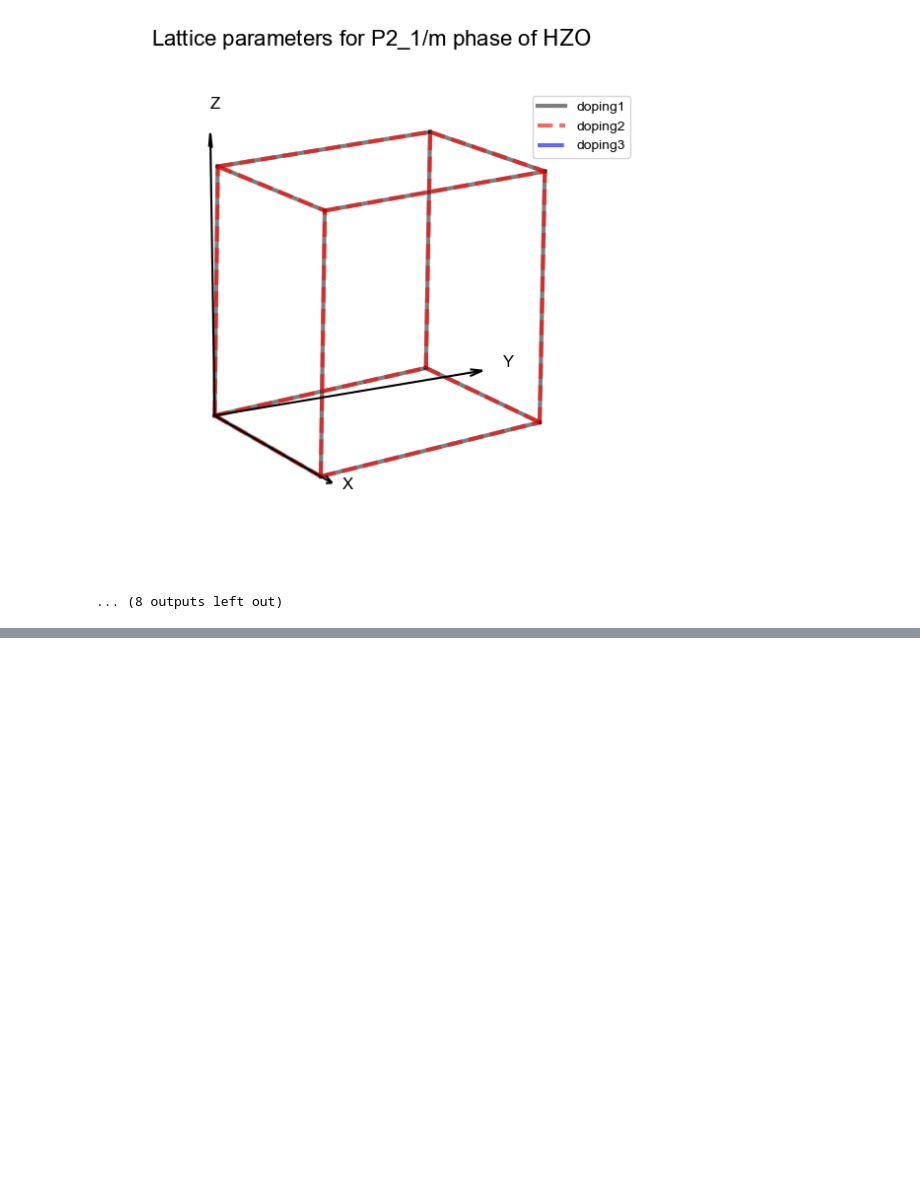
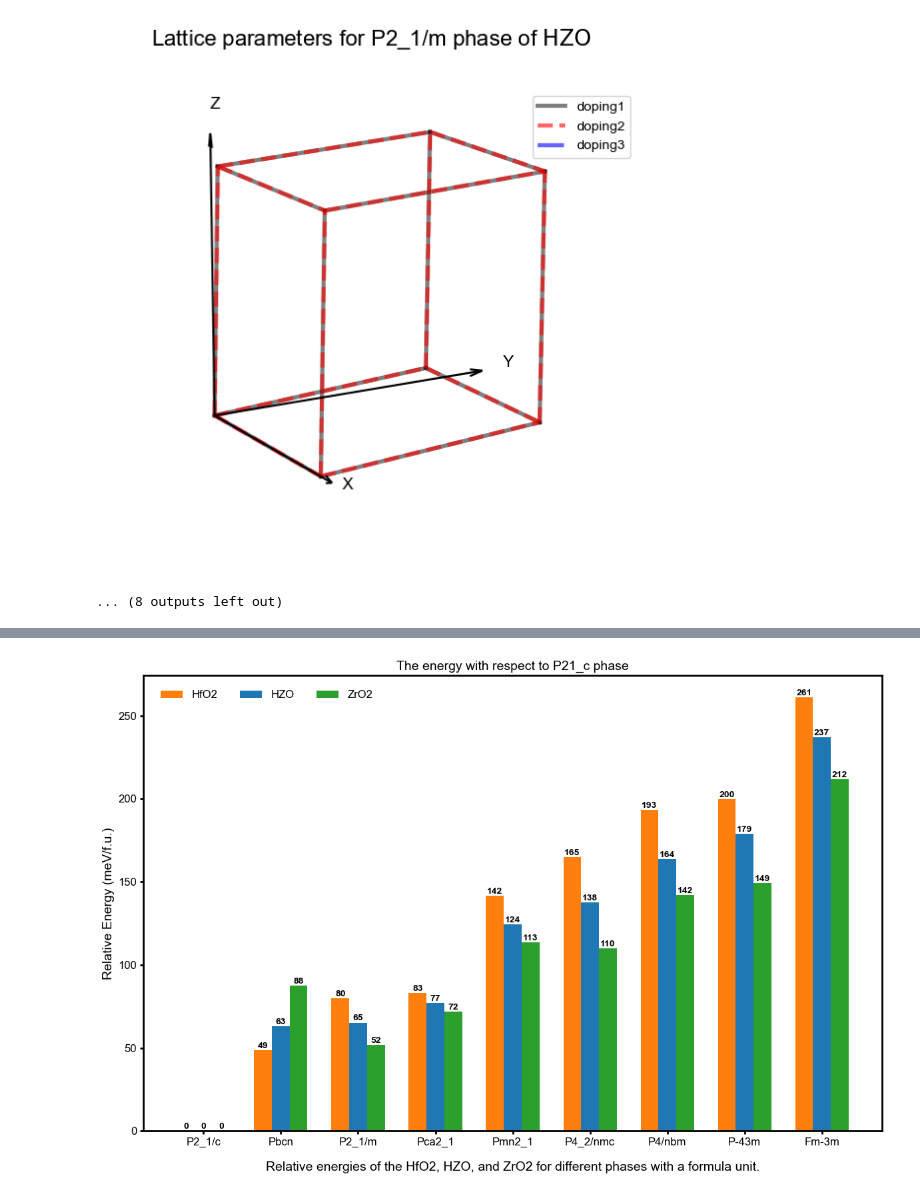
Before and after one commit to xuechuang1999/process-data-of-phase, a Jupyter notebook: HZO_data/process_data_all_files.ipynb, the cells around one changed output, grey strips where cells are left out. Drawn from its saved outputs; the diff is of its cells as text; code cells hidden in the pictures; blank space fills up the shorter version.

```diff
--- a/HZO_data/process_data_all_files.ipynb
+++ b/HZO_data/process_data_all_files.ipynb
@@ -405,0 +824,98 @@ plot_structure(df)
+# %%
+import pandas as pd
+import matplotlib.pyplot as plt
+import numpy as np
+import matplotlib
+
+
+
+matplotlib.rcParams['font.family'] = 'Arial'
+
+def plot_comparison_bar_chart(csv_file):
+    """
+    This function reads a CSV file and plots a grouped bar chart comparing values
+    from the second to fourth columns across different phases.
+
+    Parameters:
+    csv_file (str): Path to the input CSV file.
+    """
+    # Read the CSV file
+    data = pd.read_csv(csv_file)
+
+    # Extract data columns
+    phases = data['phase']  # First column as phase labels
+    hfo2 = data['HfO2'] * 1000 / 4.0  # Second column (doping1)
+    hzo = data['HZO'] * 1000 / 4.0  # Third column (doping2)
+    zro2 = data['ZrO2'] * 1000 / 4.0  # Fourth column (doping3)
+
+    # Set the position for each group of bars
+    x = np.arange(len(phases))  # Position of each group of bars
+    width = 0.23  # Width of each bar
+    gap = 0.5  # Gap between bars
+
+    # Create a figure and axis for the plot
+    fig, ax = plt.subplots(figsize=(12, 8))
+
+    # Plot each set of bars with different colors, and let the tickers lie in the middle of the bars
+
+    bars1 = ax.bar(x - width, hfo2, width, label='HfO2', color='tab:orange')
+    bars2 = ax.bar(x, hzo, width, label='HZO', color='tab:blue')
+    bars3 = ax.bar(x + width, zro2, width, label='ZrO2', color='tab:green')
+
+
+    # function to add labels on top of the bars
+    def add_value_labels(bars):
+        """
+        Function to add value labels on top of the bars in a bar chart.
+
+        Parameters:
+        bars (list): List of bar containers returned by the bar plot function.
+        """
+        for bar in bars:
+            height = bar.get_height()
+            ax.text(
+                bar.get_x() + bar.get_width() / 2,
+                height + 0.01,
+                f"{round(height)}",  # Format the height to two decimal places
+                ha='center', va='bottom', fontsize=10, color='black', rotation=0,
+                # set bold
+                fontweight='bold'
+            )
+
+    # Add value labels on top of the bars
+    add_value_labels(bars1)  # HfO2 bars
+    add_value_labels(bars2)  # HZO bars
+    add_value_labels(bars3)  # ZrO2 bars
+
+
+    # Set axis labels and title
+    ax.set_xlabel(r'Relative energies of the HfO2, HZO, and ZrO2 for different phases with a formula unit.', fontsize=14, labelpad=15)
+    ax.set_ylabel('Relative Energy (meV/f.u.)', fontsize=14)
+    ax.set_title('The energy with respect to P21_c phase', fontsize=14)
+
+    # Set x-axis ticks and labels (phase names)
+    ax.set_xticks(x)
+    ax.set_xticklabels(phases, rotation=0, ha='center')
+    ax.tick_params(axis='both', width=2, labelsize=12)
+
+    for spine in ax.spines.values():
+        spine.set_linewidth(2)
+
+    # Add legend to the plot
+    # ax.legend(title="Functional", fontsize=10)
+    ax.legend(fontsize=12, loc='upper left', bbox_to_anchor=(0.01, 0.99), frameon=False, ncols=3)
+
+    # Adjust layout to prevent clipping of labels
+    plt.tight_layout()
+
+    # save the plot
+    plt.savefig('comparison_bar_chart.png', dpi=600)
+
+    # Show the plot
+    plt.show()
+
+# Example usage
+csv_file = 'hf2o_hzo_zro2_energy_data.csv'  # Replace with your CSV file path
+plot_comparison_bar_chart(csv_file)
+# %% [output]
+[figure, added]
```
Also changed, not shown: parts of 7 cells of this notebook, 12 other files.
